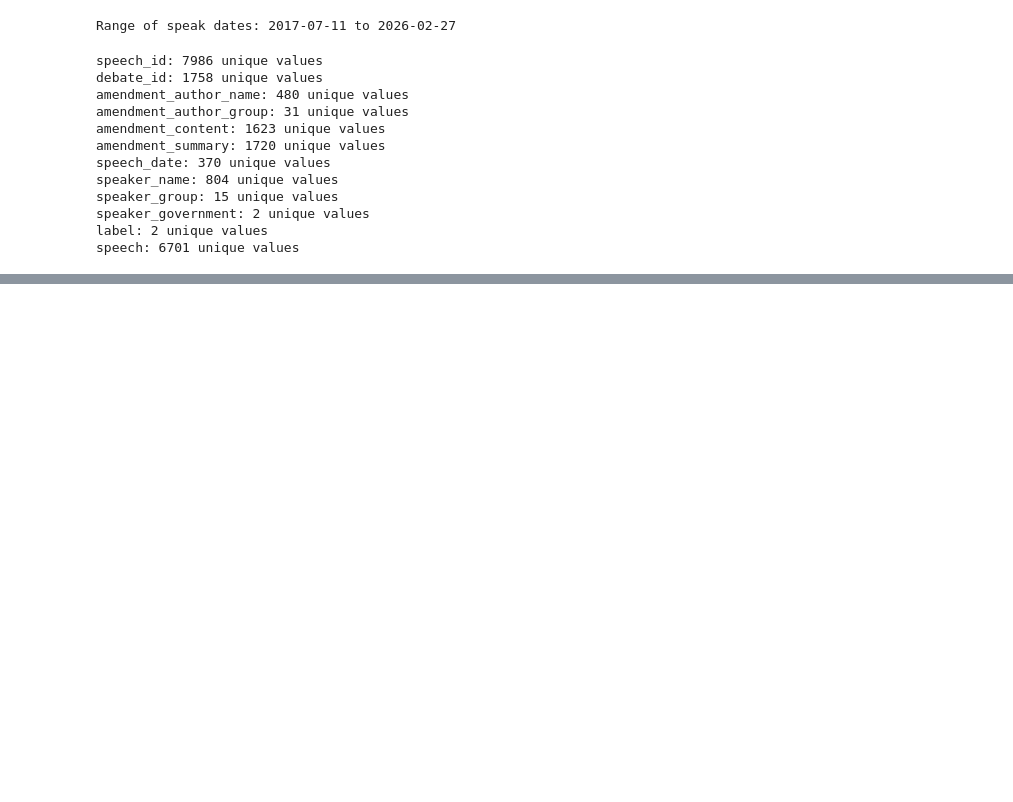
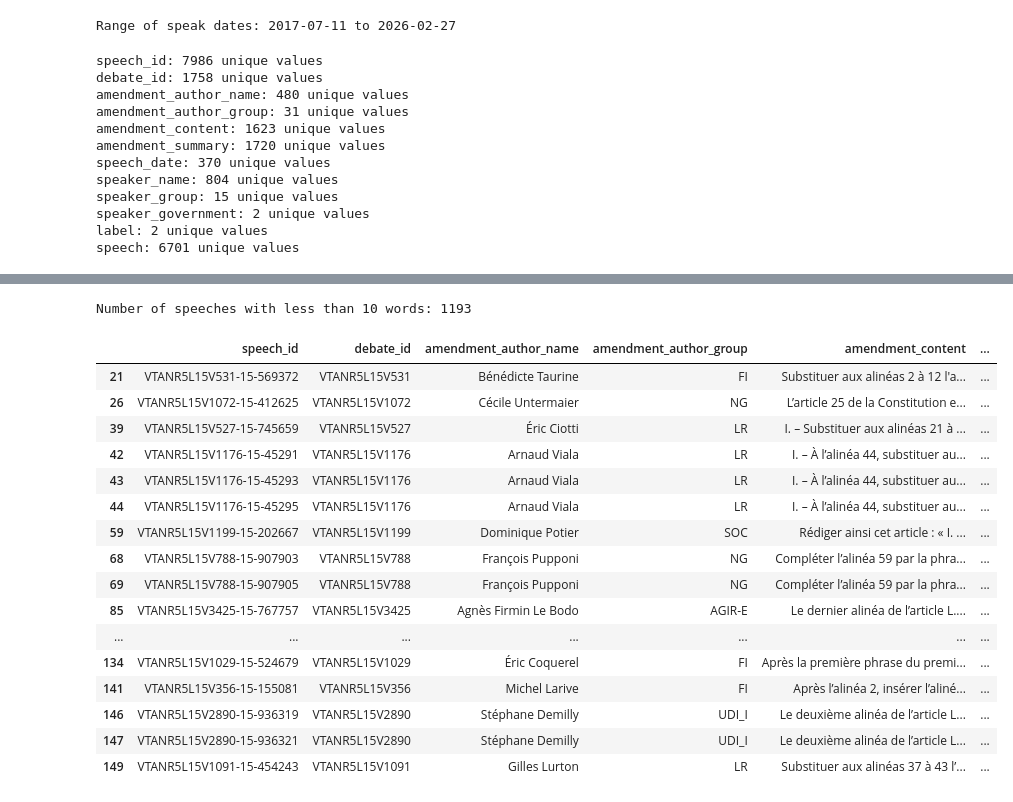
Before and after one commit to medialab/parlement_nlp, a Jupyter notebook: notebook/data-analysis.ipynb, the cells around one changed output, grey strips where cells are left out. Drawn from its saved outputs; the diff is of its cells as text; code cells hidden in the pictures; blank space fills up the shorter version.

```diff
--- a/notebook/data-analysis.ipynb
+++ b/notebook/data-analysis.ipynb
@@ -88,0 +100,24 @@ plt.show()
+# %%
+# more precisely, check for very short speeches (e.g., less than 10 words)
+short_speeches = df[df['speech_length'] < 10]
+print(f"Number of speeches with less than 10 words: {len(short_speeches)}")
+short_speeches.head(20)
+# %% [output]
+Number of speeches with less than 10 words: 1193
+|  | speech_id | debate_id | amendment_author_name | amendment_author_group | amendment_content | ... |
+| 21 | VTANR5L15V531-15-569372 | VTANR5L15V531 | Bénédicte Taurine | FI | Substituer aux alinéas 2 à 12 l'a... | ... |
+| 26 | VTANR5L15V1072-15-412625 | VTANR5L15V1072 | Cécile Untermaier | NG | L’article 25 de la Constitution e... | ... |
+| 39 | VTANR5L15V527-15-745659 | VTANR5L15V527 | Éric Ciotti | LR | I. – Substituer aux alinéas 21 à ... | ... |
+| 42 | VTANR5L15V1176-15-45291 | VTANR5L15V1176 | Arnaud Viala | LR | I. – À l’alinéa 44, substituer au... | ... |
+| 43 | VTANR5L15V1176-15-45293 | VTANR5L15V1176 | Arnaud Viala | LR | I. – À l’alinéa 44, substituer au... | ... |
+| 44 | VTANR5L15V1176-15-45295 | VTANR5L15V1176 | Arnaud Viala | LR | I. – À l’alinéa 44, substituer au... | ... |
+| 59 | VTANR5L15V1199-15-202667 | VTANR5L15V1199 | Dominique Potier | SOC | Rédiger ainsi cet article : « I. ... | ... |
+| 68 | VTANR5L15V788-15-907903 | VTANR5L15V788 | François Pupponi | NG | Compléter l’alinéa 59 par la phra... | ... |
+| 69 | VTANR5L15V788-15-907905 | VTANR5L15V788 | François Pupponi | NG | Compléter l’alinéa 59 par la phra... | ... |
+| 85 | VTANR5L15V3425-15-767757 | VTANR5L15V3425 | Agnès Firmin Le Bodo | AGIR-E | Le dernier alinéa de l’article L.... | ... |
+| ... | ... | ... | ... | ... | ... | ... |
+| 134 | VTANR5L15V1029-15-524679 | VTANR5L15V1029 | Éric Coquerel | FI | Après la première phrase du premi... | ... |
+| 141 | VTANR5L15V356-15-155081 | VTANR5L15V356 | Michel Larive | FI | Après l’alinéa 2, insérer l’aliné... | ... |
+| 146 | VTANR5L15V2890-15-936319 | VTANR5L15V2890 | Stéphane Demilly | UDI_I | Le deuxième alinéa de l’article L... | ... |
+| 147 | VTANR5L15V2890-15-936321 | VTANR5L15V2890 | Stéphane Demilly | UDI_I | Le deuxième alinéa de l’article L... | ... |
+| 149 | VTANR5L15V1091-15-454243 | VTANR5L15V1091 | Gilles Lurton | LR | Substituer aux alinéas 37 à 43 l’... | ... |
```
Also changed, not shown: parts of 20 cells of this notebook.
